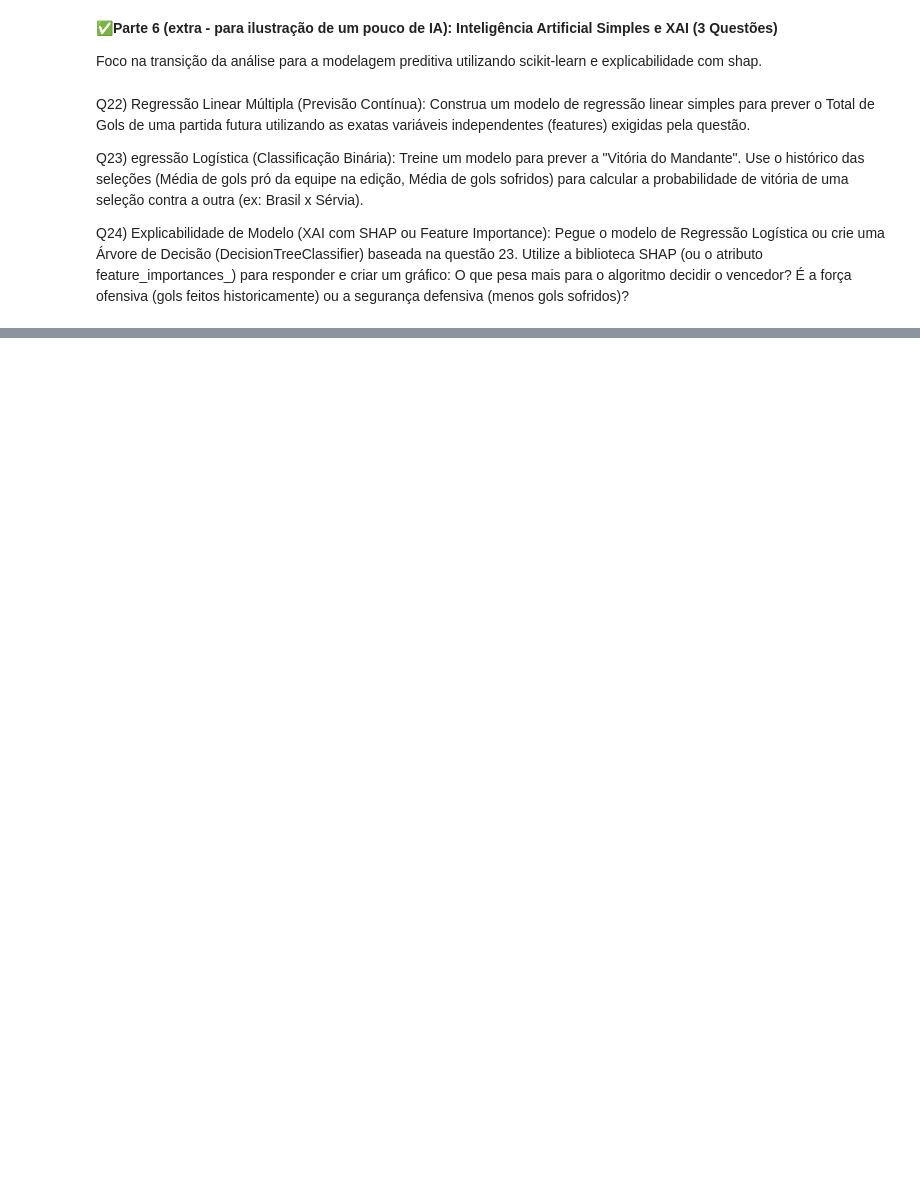
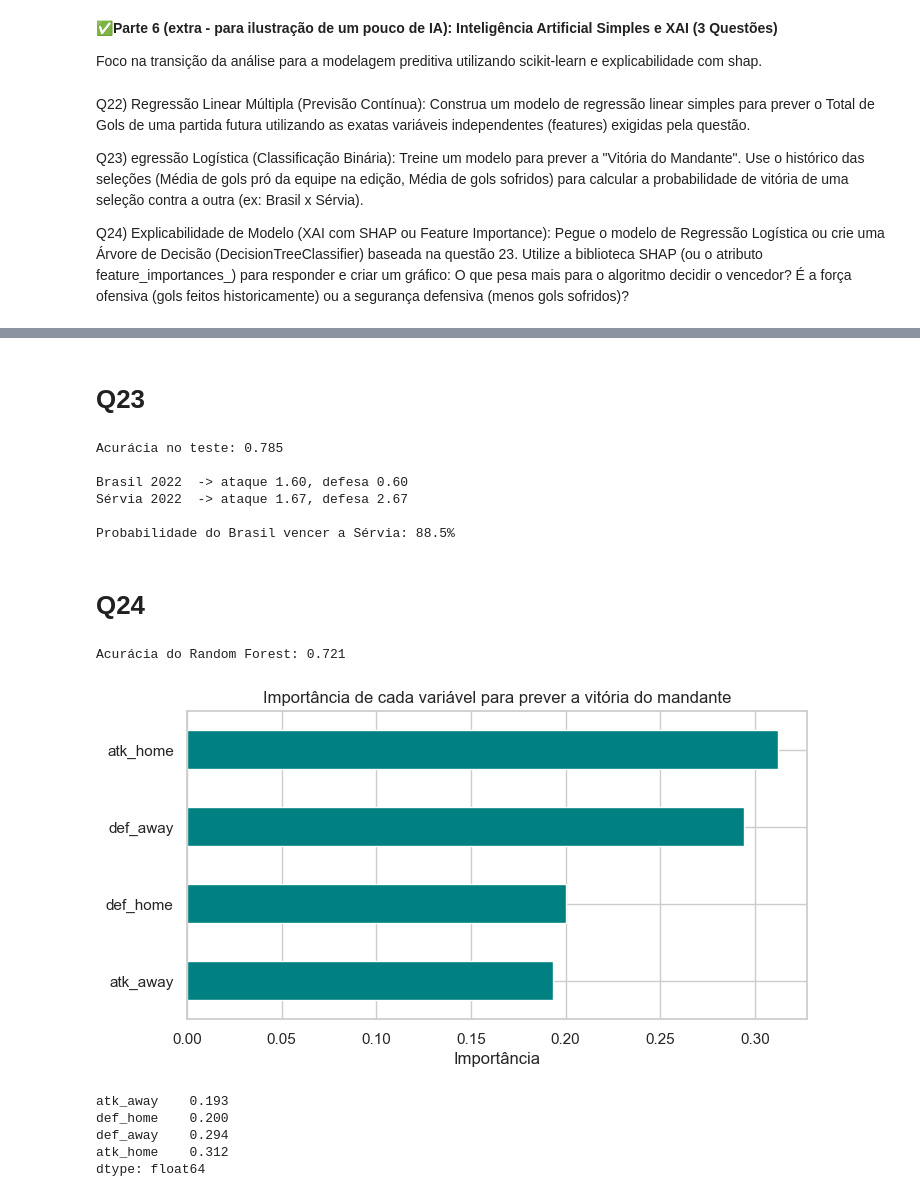
Before and after one commit to gabrielreisz/fifa-world-cup-analytics, a Jupyter notebook: notebooks/FCD_TP_AnaCampos_GabrielReis.ipynb, the cells around one changed output, grey strips where cells are left out. Saved outputs shown, nothing was run; the diff lists cells and outputs as text; code cells hidden in the pictures; blank space fills up the shorter version.

```diff
--- a/notebooks/FCD_TP_AnaCampos_GabrielReis.ipynb
+++ b/notebooks/FCD_TP_AnaCampos_GabrielReis.ipynb
@@ -683,0 +821,54 @@ Q24) Explicabilidade de Modelo (XAI com SHAP ou Feature Importance): Pegue o mod
+# %% [markdown]
+# Q23
+# %%
+dados_ml['vitoria_mandante'] = (dados_ml['home_team_score'] > dados_ml['away_team_score']).astype(int)
+
+X = dados_ml[features]
+y = dados_ml['vitoria_mandante']
+X_tr, X_te, y_tr, y_te = train_test_split(X, y, test_size=0.25, random_state=42)
+
+modelo_log = LogisticRegression(max_iter=1000).fit(X_tr, y_tr)
+print('Acurácia no teste:', round(accuracy_score(y_te, modelo_log.predict(X_te)), 3))
+
+# exemplo prático: Brasil x Sérvia em 2022
+def forca_em(team, edicao='WC-2022'):
+    linha = forca[(forca['tournament_id'] == edicao) & (forca['equipe'] == team)]
+    return linha[['ataque', 'defesa']].values[0]
+
+br = forca_em('Brazil')
+sr = forca_em('Serbia')
+print(f'\nBrasil 2022  -> ataque {br[0]:.2f}, defesa {br[1]:.2f}')
+print(f'Sérvia 2022  -> ataque {sr[0]:.2f}, defesa {sr[1]:.2f}')
+
+confronto = [[br[0], br[1], sr[0], sr[1]]]   # Brasil como mandante
+prob = modelo_log.predict_proba(confronto)[0, 1]
+print(f'\nProbabilidade do Brasil vencer a Sérvia: {prob*100:.1f}%')
+# %% [output]
+Acurácia no teste: 0.785
+
+Brasil 2022  -> ataque 1.60, defesa 0.60
+Sérvia 2022  -> ataque 1.67, defesa 2.67
+
+Probabilidade do Brasil vencer a Sérvia: 88.5%
+# %% [markdown]
+# Q24
+# %%
+floresta = RandomForestClassifier(n_estimators=300, random_state=42).fit(X_tr, y_tr)
+
+importancias = pd.Series(floresta.feature_importances_, index=features).sort_values()
+print('Acurácia do Random Forest:', round(accuracy_score(y_te, floresta.predict(X_te)), 3))
+
+plt.figure(figsize=(8, 4))
+importancias.plot(kind='barh', color='teal')
+plt.title('Importância de cada variável para prever a vitória do mandante')
+plt.xlabel('Importância')
+plt.show()
+print(importancias.round(3))
+# %% [output]
+Acurácia do Random Forest: 0.721
+[figure, added]
+atk_away    0.193
+def_home    0.200
+def_away    0.294
+atk_home    0.312
+dtype: float64
```
Also changed, not shown: parts of 28 cells of this notebook, 1 other file.
